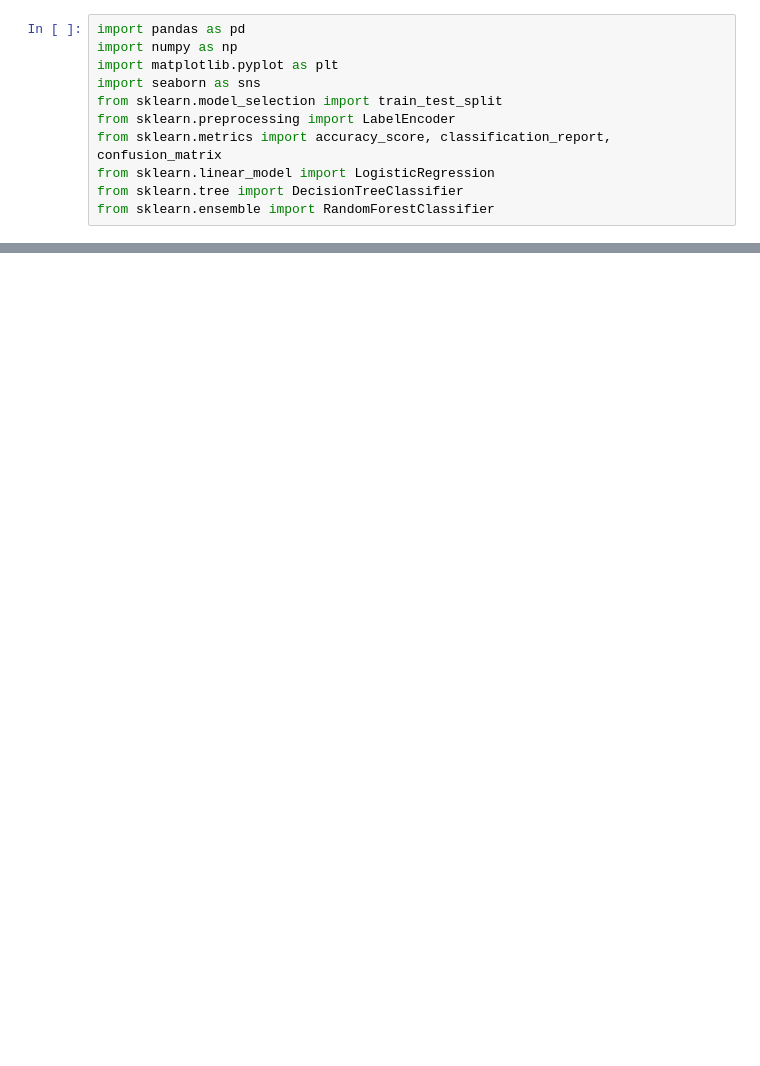
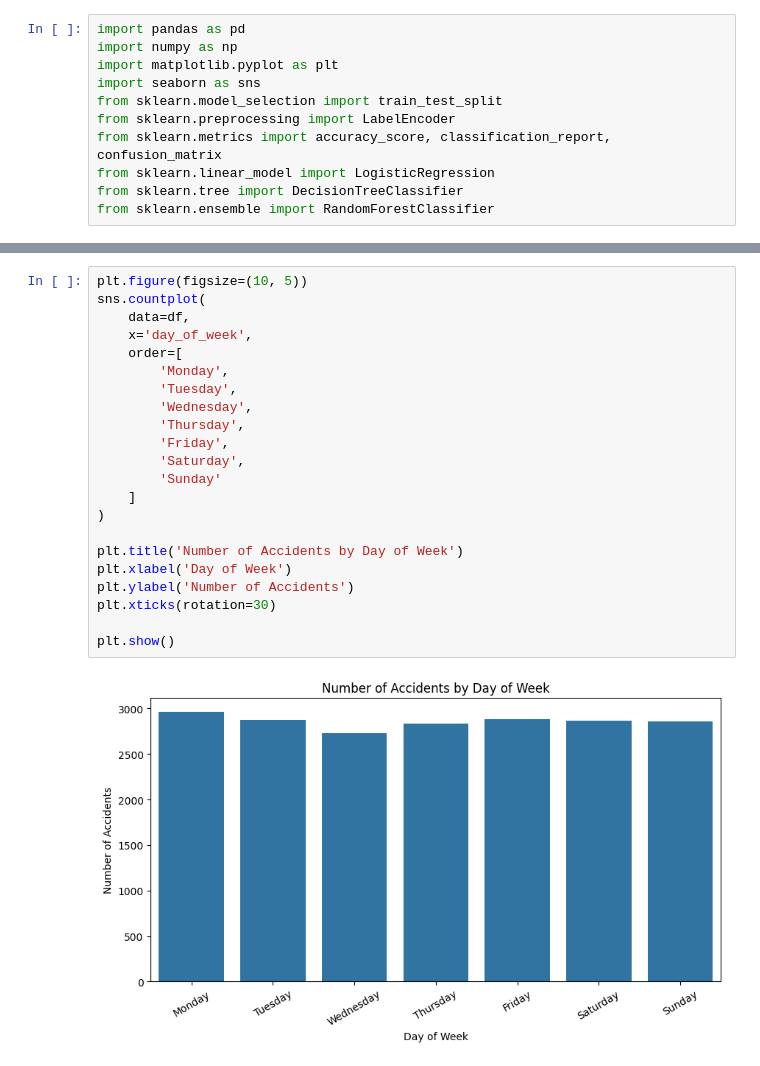
Before and after one commit to nehajacksonb24cs2143-ctrl/road-accident-severity-prediction, a Jupyter notebook: accident_analysis.ipynb, the cells around one changed output, grey strips where cells are left out. Saved outputs shown, nothing was run; the diff lists cells and outputs as text; blank space fills up the shorter version.

```diff
--- a/accident_analysis.ipynb
+++ b/accident_analysis.ipynb
@@ -51,0 +131,24 @@ memory usage: 3.7+ MB
+# %%
+plt.figure(figsize=(10, 5))
+sns.countplot(
+    data=df,
+    x='day_of_week',
+    order=[
+        'Monday',
+        'Tuesday',
+        'Wednesday',
+        'Thursday',
+        'Friday',
+        'Saturday',
+        'Sunday'
+    ]
+)
+
+plt.title('Number of Accidents by Day of Week')
+plt.xlabel('Day of Week')
+plt.ylabel('Number of Accidents')
+plt.xticks(rotation=30)
+
+plt.show()
+# %% [output]
+[figure, added]
```
Also changed, not shown: parts of 8 cells of this notebook.
